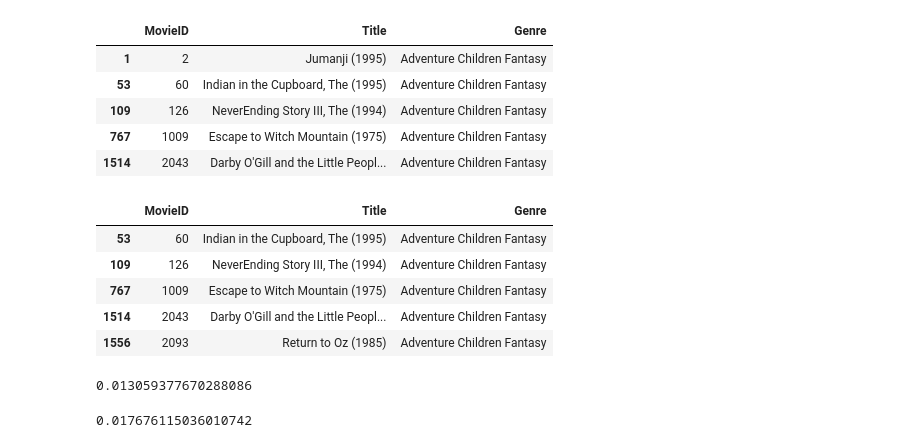
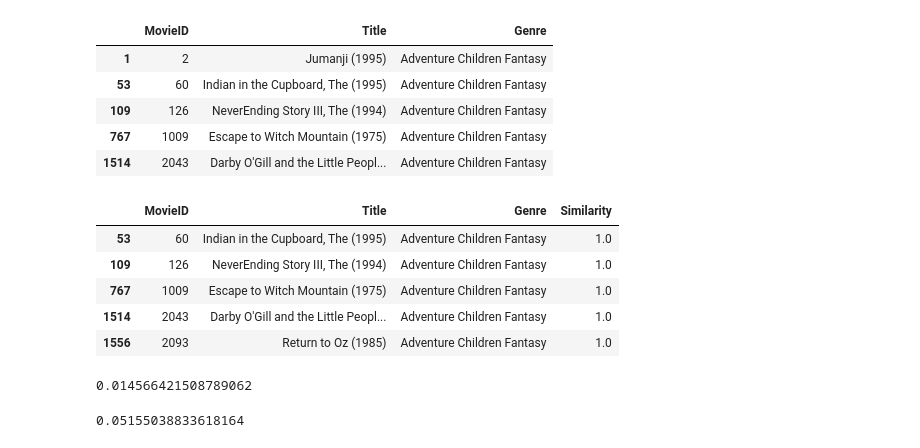
Before and after one commit to Kelniit/Julius, a Jupyter notebook: Lab 01.ipynb, the cells around one changed output. Cells and saved outputs as stored; diff of their text form; code cells hidden in the pictures.

```diff
--- a/Lab 01.ipynb
+++ b/Lab 01.ipynb
@@ -267,35 +267,39 @@ def timer(func):
 # %%
 @timer
 
 def logits(title, limit):
 
   indices = int(titint(title))
 
   target = list(enumerate(similarities[indices]))
 
   scores = sorted(target, key=lambda x: x[1], reverse=True)
 
   titles = [i for i in scores if i[0] != indices][:limit]
 
-  return movies[movies["Title"].isin([intler(i[0]) for i in titles])]
+  result = movies[movies["Title"].isin([intler(i[0]) for i in titles])].copy()
+
+  result["Similarity"] = [round(i[1], 4) for i in titles]
+
+  return result
 
 result, selisih = logits(title, 5)
 
 result
 # %% [output]
-|  | MovieID | Title | Genre |
-| 53 | 60 | Indian in the Cupboard, The (1995) | Adventure Children Fantasy |
-| 109 | 126 | NeverEnding Story III, The (1994) | Adventure Children Fantasy |
-| 767 | 1009 | Escape to Witch Mountain (1975) | Adventure Children Fantasy |
-| 1514 | 2043 | Darby O'Gill and the Little Peopl... | Adventure Children Fantasy |
-| 1556 | 2093 | Return to Oz (1985) | Adventure Children Fantasy |
+|  | MovieID | Title | Genre | Similarity |
+| 53 | 60 | Indian in the Cupboard, The (1995) | Adventure Children Fantasy | 1.0 |
+| 109 | 126 | NeverEnding Story III, The (1994) | Adventure Children Fantasy | 1.0 |
+| 767 | 1009 | Escape to Witch Mountain (1975) | Adventure Children Fantasy | 1.0 |
+| 1514 | 2043 | Darby O'Gill and the Little Peopl... | Adventure Children Fantasy | 1.0 |
+| 1556 | 2093 | Return to Oz (1985) | Adventure Children Fantasy | 1.0 |
 # %%
 selisih
 # %% [output]
-0.013059377670288086
+0.014566421508789062
 # %%
 result, selisih = logits(title, 100)
 
 selisih
 # %% [output]
-0.017676115036010742
+0.05155038833618164
```
Also changed, not shown: parts of 2 cells of this notebook.
